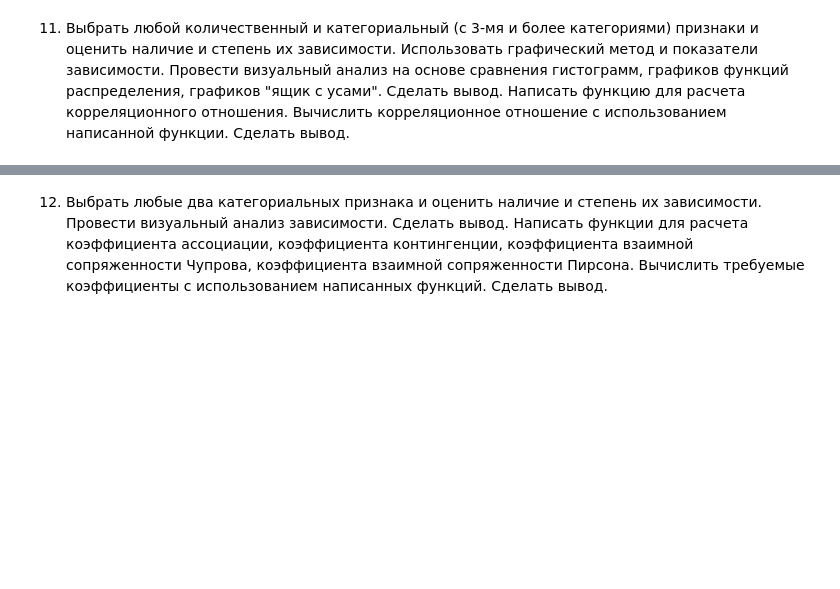
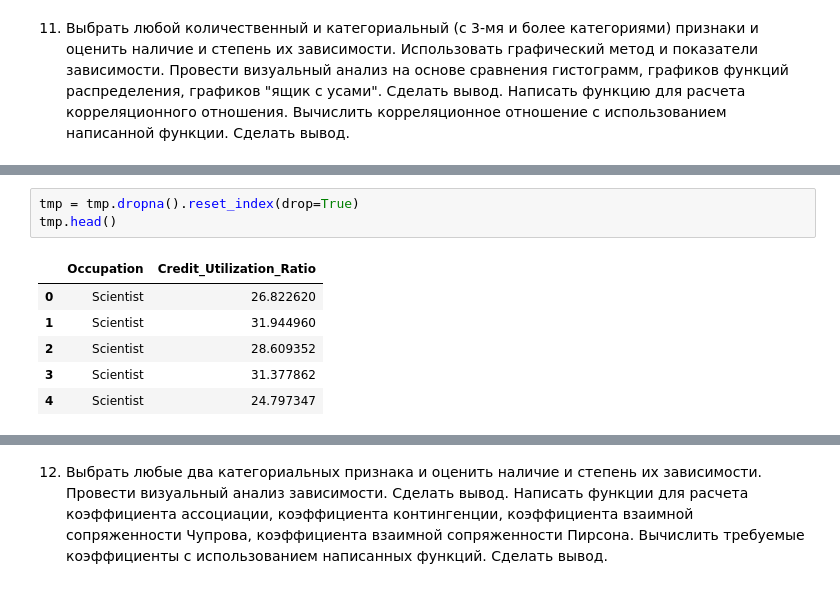
Before and after one commit to Ghukii/TMP-4sem-, a Jupyter notebook: Задание_6/Задание_6_13.ipynb, the cells around one changed output, grey strips where cells are left out. Drawn from its saved outputs; the diff is of its cells as text; blank space fills up the shorter version.

```diff
--- a/Задание_6/Задание_6_13.ipynb
+++ b/Задание_6/Задание_6_13.ipynb
@@ -1051,0 +1073,10 @@ Kendall: 0.45116275198637334
+# %%
+tmp = tmp.dropna().reset_index(drop=True)
+tmp.head()
+# %% [output]
+|  | Occupation | Credit_Utilization_Ratio |
+| 0 | Scientist | 26.822620 |
+| 1 | Scientist | 31.944960 |
+| 2 | Scientist | 28.609352 |
+| 3 | Scientist | 31.377862 |
+| 4 | Scientist | 24.797347 |
```
Also changed, not shown: parts of 7 cells of this notebook.
